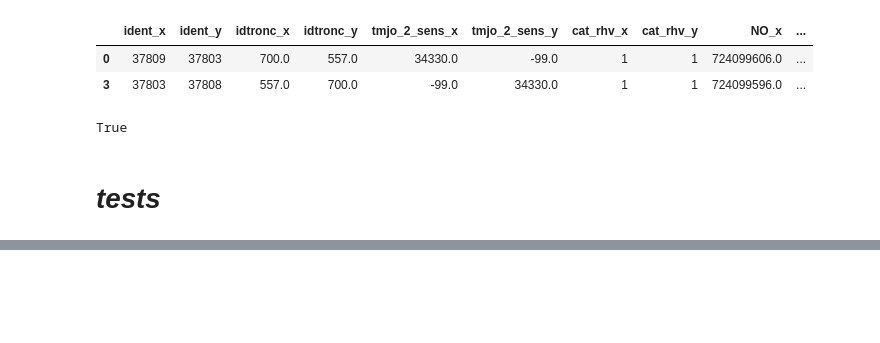
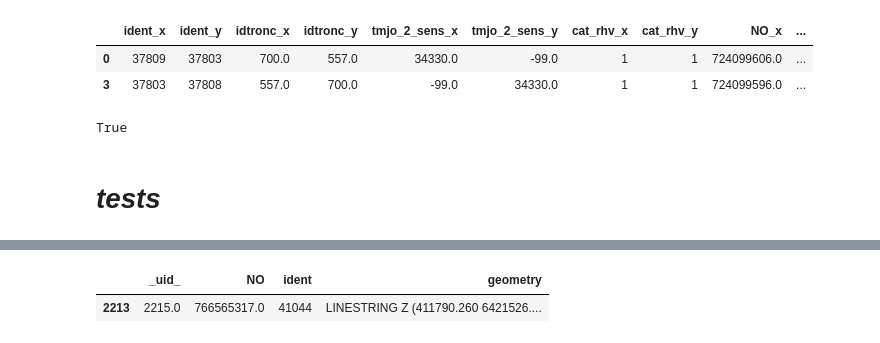
Before and after one commit to nantodevison/Lin_uniq_BdxM, a Jupyter notebook: Lin_uniq_BdxM/Traitements/traitements.ipynb, the cells around one changed output, grey strips where cells are left out. Cells and saved outputs as stored; diff of their text form; code cells hidden in the pictures; blank space fills up the shorter version.

```diff
--- a/Lin_uniq_BdxM/Traitements/traitements.ipynb
+++ b/Lin_uniq_BdxM/Traitements/traitements.ipynb
@@ -28,6 +28,8 @@ import Affectation_pt_comptage as ap
 
 pd.set_option('display.max_columns', 100)
 pd.set_option('display.max_rows', 20)
+pd.set_option('display.max_colwidth', -1)
+
 
 from Base_BdTopo.Import_outils import *
 from Base_BdTopo.Rond_points import *
@@ -646,0 +777,5 @@ pct_libre_123_ss_dbl
+# %%
+cle_mmm_rhv.loc[cle_mmm_rhv['ident']==lgn_sup]
+# %% [output]
+|  | _uid_ | NO | ident | geometry |
+| 2213 | 2215.0 | 766565317.0 | 41044 | LINESTRING Z (411790.260 6421526.... |
```
Also changed, not shown: parts of 40 cells of this notebook, 3 other files.
